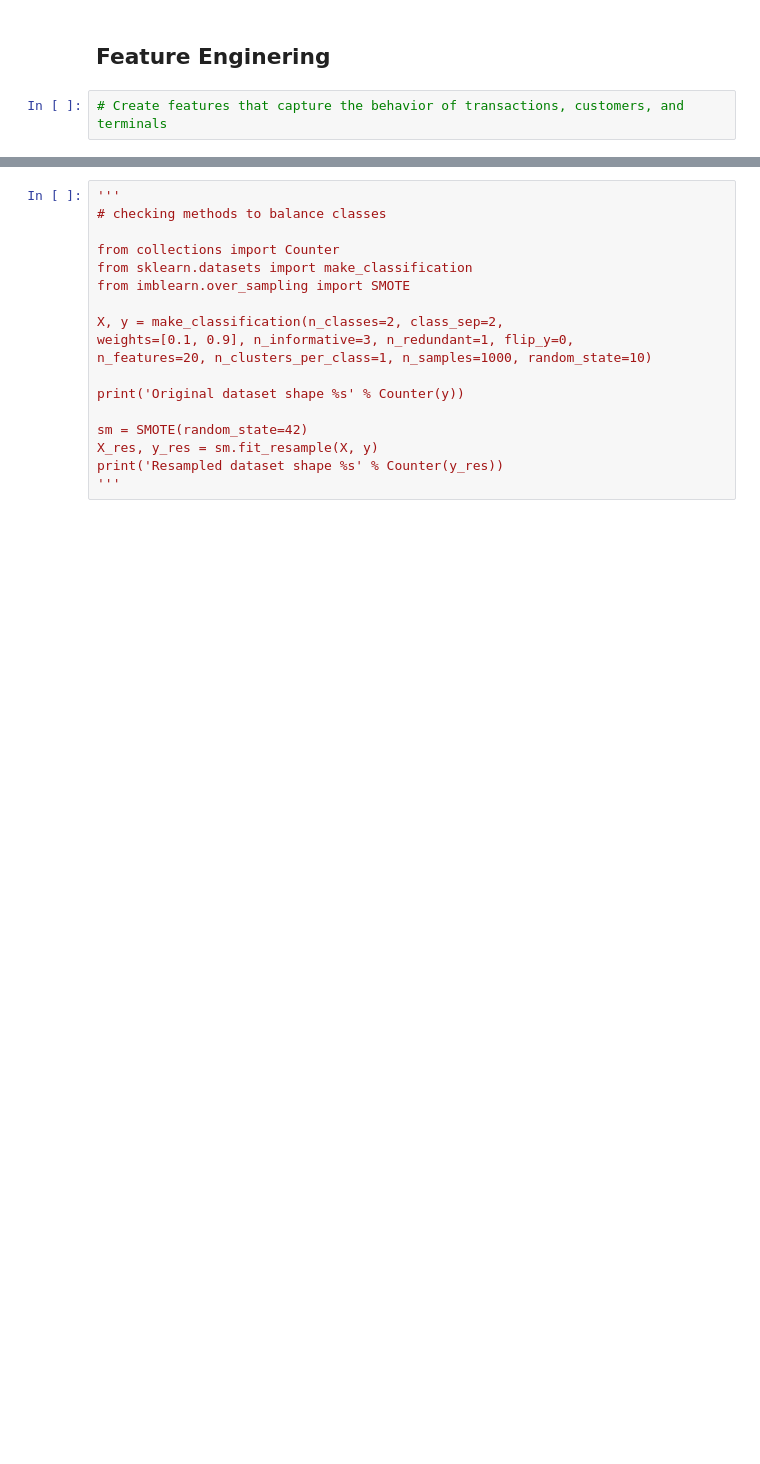
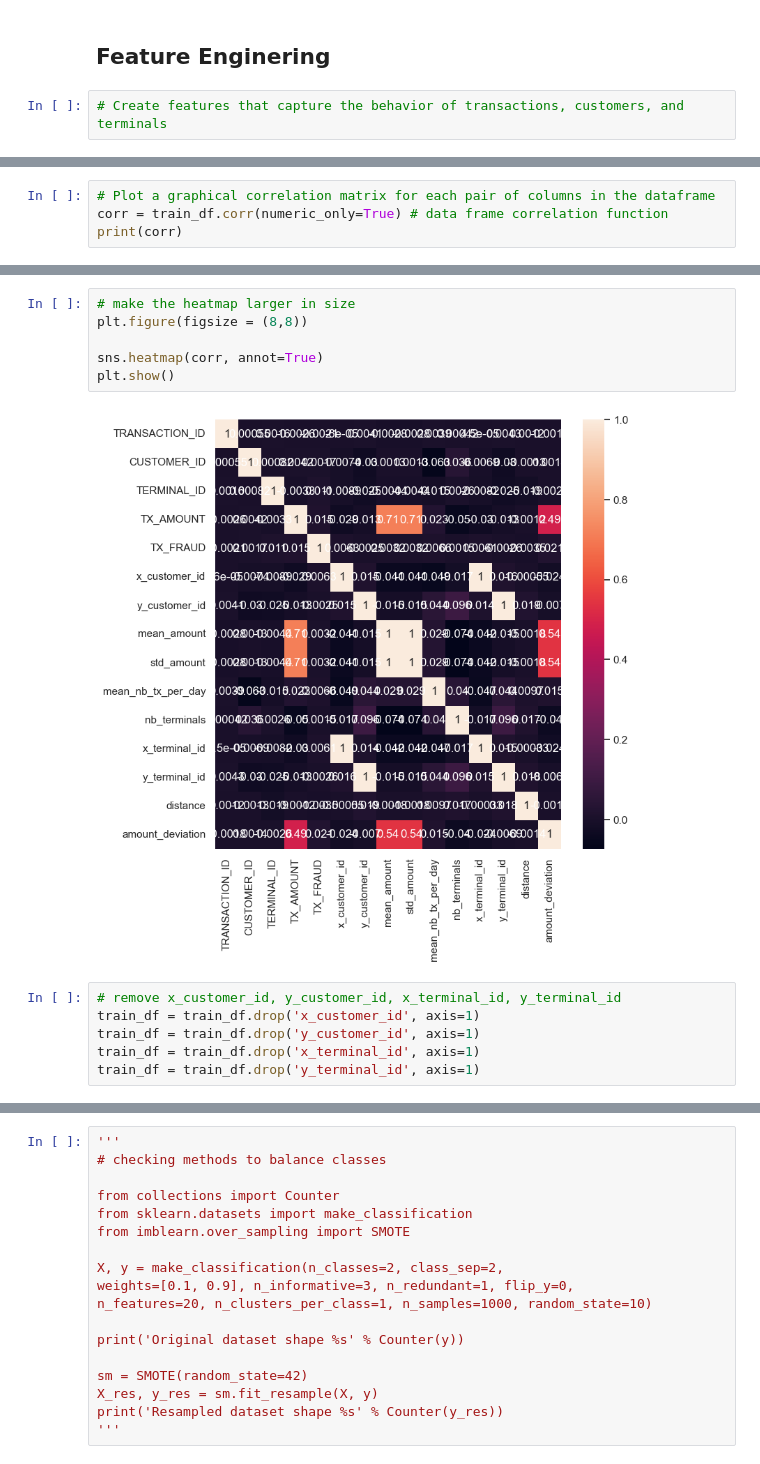
Before and after one commit to JuanS286/CreditCardFraudDetection, a Jupyter notebook: CreditCardFraudDetection.ipynb, the cells around one changed output, grey strips where cells are left out. Cells and saved outputs as stored; diff of their text form; blank space fills up the shorter version.

Commit message:
It was added more procesing data and heat maps to check correlation between features

```diff
--- a/CreditCardFraudDetection.ipynb
+++ b/CreditCardFraudDetection.ipynb
@@ -430,0 +452,4 @@ memory usage: 37.8+ MB
+# %%
+# Plot a graphical correlation matrix for each pair of columns in the dataframe
+corr = train_df.corr(numeric_only=True) # data frame correlation function
+print(corr)
@@ -430,0 +474,14 @@ memory usage: 37.8+ MB
+# %%
+# make the heatmap larger in size
+plt.figure(figsize = (8,8))
+
+sns.heatmap(corr, annot=True)
+plt.show()
+# %% [output]
+[figure, added]
+# %%
+# remove x_customer_id, y_customer_id, x_terminal_id, y_terminal_id
+train_df = train_df.drop('x_customer_id', axis=1)
+train_df = train_df.drop('y_customer_id', axis=1)
+train_df = train_df.drop('x_terminal_id', axis=1)
+train_df = train_df.drop('y_terminal_id', axis=1)
```
Also changed, not shown: parts of 10 cells of this notebook.
